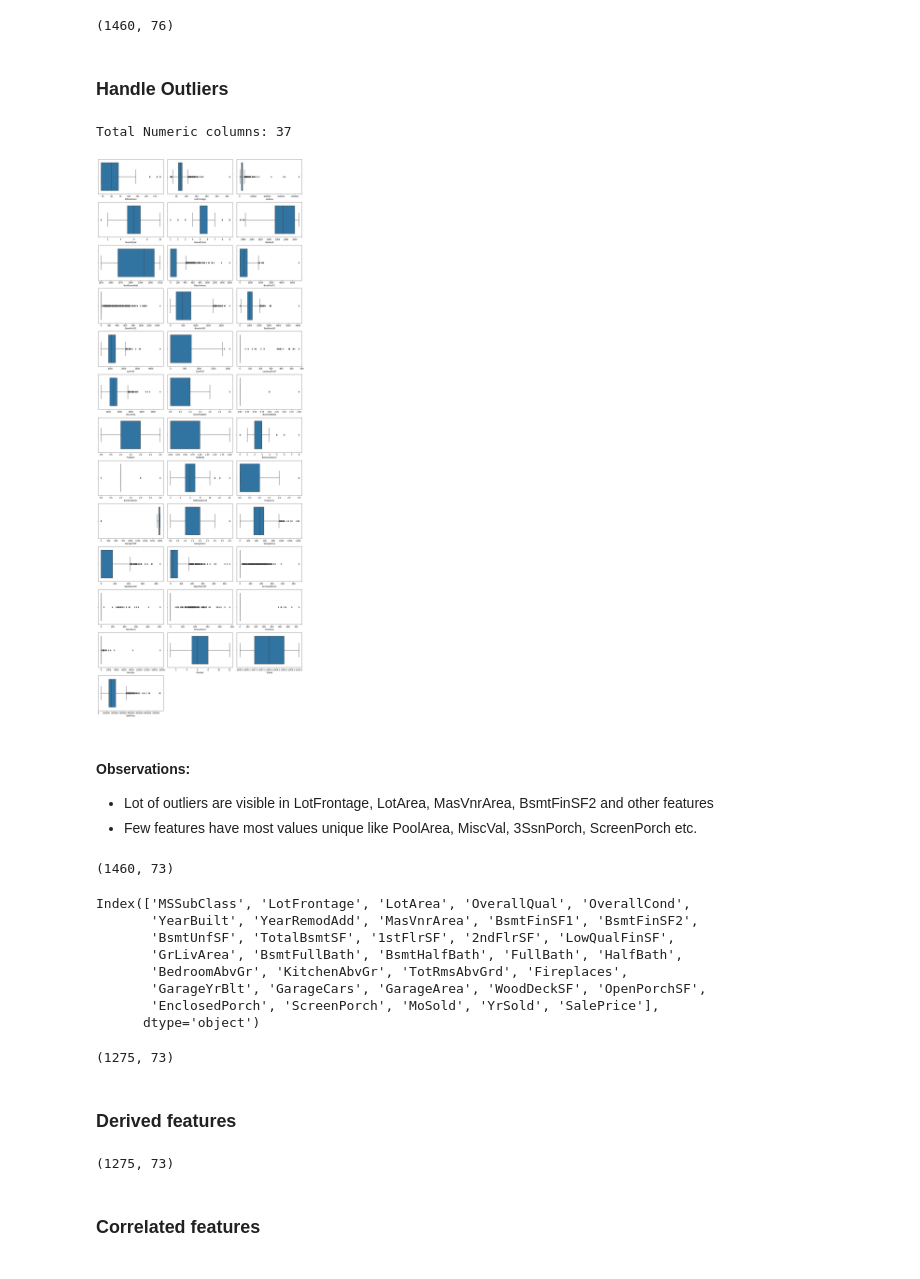
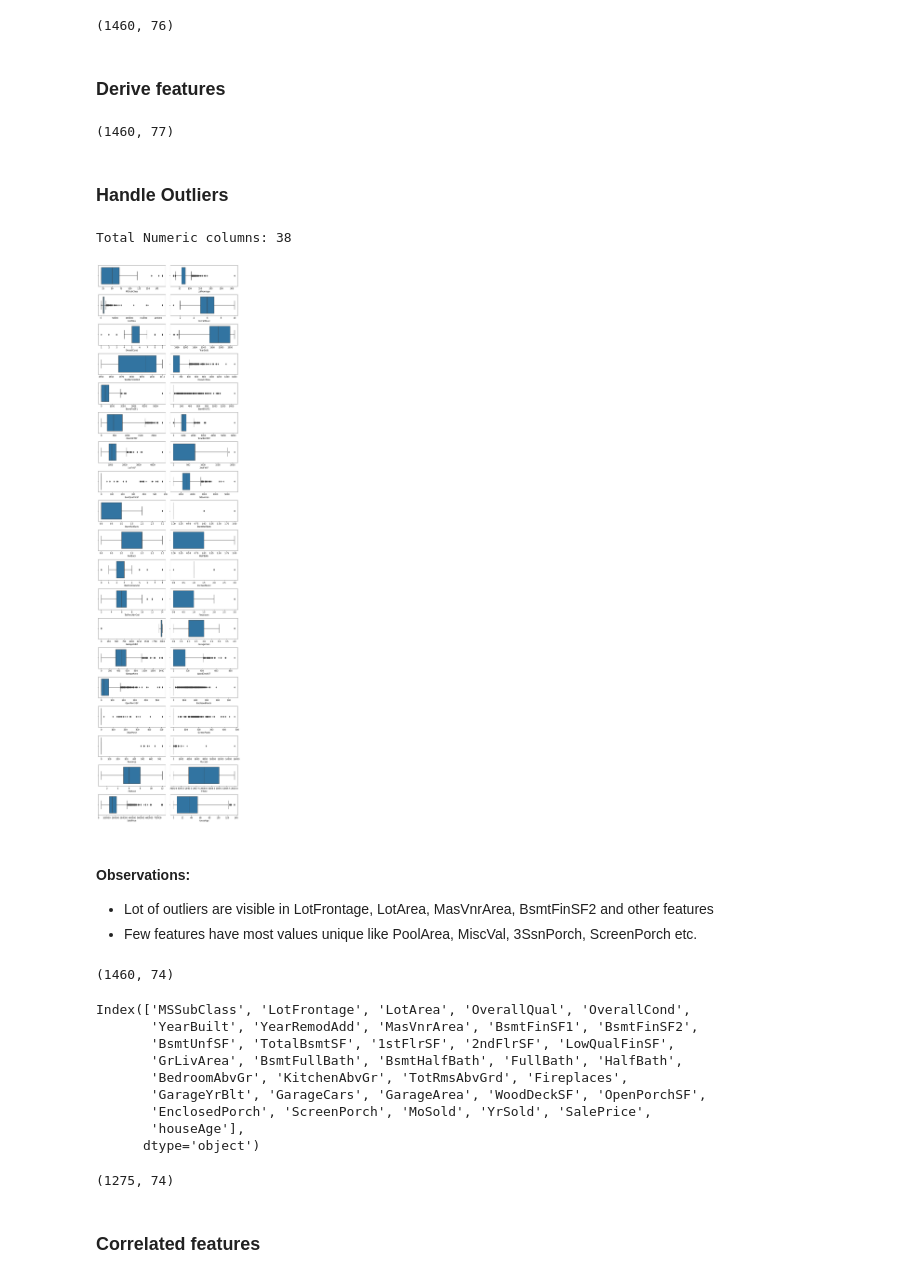
Before and after one commit to VJ-Jain/AdvancedRegressionHousePricePrediction, a Jupyter notebook: Vaibhav_Jain.ipynb, the cells around one changed output. Drawn from its saved outputs; the diff is of its cells as text; code cells hidden in the pictures.

```diff
--- a/Vaibhav_Jain.ipynb
+++ b/Vaibhav_Jain.ipynb
@@ -232,27 +236,37 @@ dataset.drop_duplicates()
 dataset.shape
 # %% [output]
 (1460, 76)
+# %% [markdown]
+### Derive features
+# %%
+# we can calculate property age at the time of sale,
+# as generally older properties have low value, so this might be a significant variable
+
+dataset['houseAge'] = dataset['YrSold'] - dataset['YearBuilt']
+dataset.shape
+# %% [output]
+(1460, 77)
 # %% [markdown]
 ### Handle Outliers
 # %%
 numeric_columns = dataset.select_dtypes(exclude=object).columns
 print('Total Numeric columns: ' + str(len(numeric_columns)))
 # %% [output]
-Total Numeric columns: 37
+Total Numeric columns: 38
 # %%
 # Box Plot features to visualize outliers
-plt.figure(figsize = (15, 40))
+plt.figure(figsize = (10, 40))
 
 plotCounter = 1
 for col in numeric_columns:
-    plt.subplot(13, 3, plotCounter)
+    plt.subplot(20, 2, plotCounter)
     sns.boxplot(dataset[col])
     plotCounter = plotCounter + 1
 
 plt.tight_layout()
 plt.show()
 # %% [output]
-[figure, old version]
+[figure, new version]
 # %% [markdown]
 #### Observations:
  - Lot of outliers are visible in LotFrontage, LotArea, MasVnrArea, BsmtFinSF2 and other features
@@ -264,7 +278,7 @@ cols_to_drop = ['PoolArea', 'MiscVal', '3SsnPorch']
 dataset.drop(cols_to_drop, axis = 1, inplace=True)
 dataset.shape
 # %% [output]
-(1460, 73)
+(1460, 74)
 # %%
 # For using IQR method to drop outliers, we need to find all features with numeric values
 # Use data type of column to find numeric features
@@ -276,7 +290,8 @@ Index(['MSSubClass', 'LotFrontage', 'LotArea', 'OverallQual', 'OverallCond',
        'GrLivArea', 'BsmtFullBath', 'BsmtHalfBath', 'FullBath', 'HalfBath',
        'BedroomAbvGr', 'KitchenAbvGr', 'TotRmsAbvGrd', 'Fireplaces',
        'GarageYrBlt', 'GarageCars', 'GarageArea', 'WoodDeckSF', 'OpenPorchSF',
-       'EnclosedPorch', 'ScreenPorch', 'MoSold', 'YrSold', 'SalePrice'],
+       'EnclosedPorch', 'ScreenPorch', 'MoSold', 'YrSold', 'SalePrice',
+       'houseAge'],
       dtype='object')
 # %%
 # Drop outliers for all numeric features using IQR method
@@ -296,31 +311,7 @@ for col in numerical_columns:
 
 dataset.shape
 # %% [output]
-(1275, 73)
+(1275, 74)
-# %% [markdown]
-### Derived features
-# %%
-# Looking at month, year related columns
-# time_cols = ['YearBuilt', 'YearRemodAdd', 'GarageYrBlt', 'YrSold', 'MoSold']
-
-# we can derive age of the property
-# BuiltAge  = 2010 - YearBuilt
-# RemodAge  = 2010 - YearRemodAdd
-# GarageAge = 2010 - GarageYrBlt
-# SoldAge = 2010 - YrSold
-# Maximum year available in dataset is 2010, so calculating age at 2010
-
-dataset['BuiltAge'] = 2010 - dataset['YearBuilt']
-dataset['RemodAge'] = 2010 - dataset['YearRemodAdd']
-dataset['GarageAge'] = 2010 - dataset['GarageYrBlt']
-dataset['SoldAge'] = 2010 - dataset['YrSold']
-
-# we can now drop actual years
-cols_to_drop = ['YearBuilt', 'YearRemodAdd', 'GarageYrBlt', 'YrSold']
-dataset.drop(cols_to_drop, axis = 1, inplace=True)
-dataset.shape
-# %% [output]
-(1275, 73)
 # %% [markdown]
 ### Correlated features
 # %%
```
Also changed, not shown: parts of 63 cells of this notebook, 1 other file.
